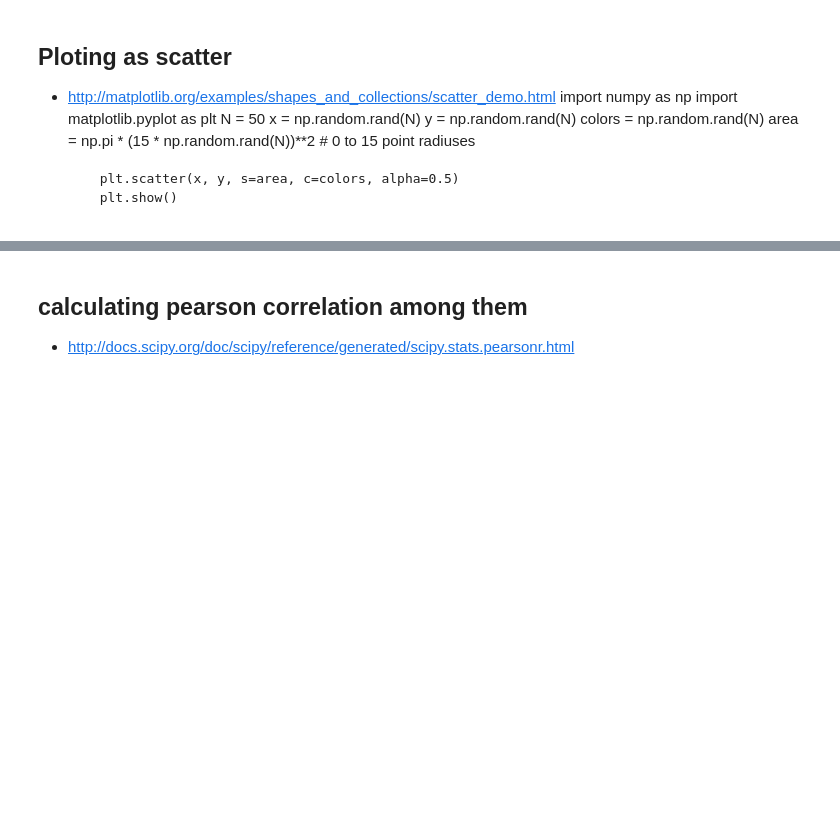
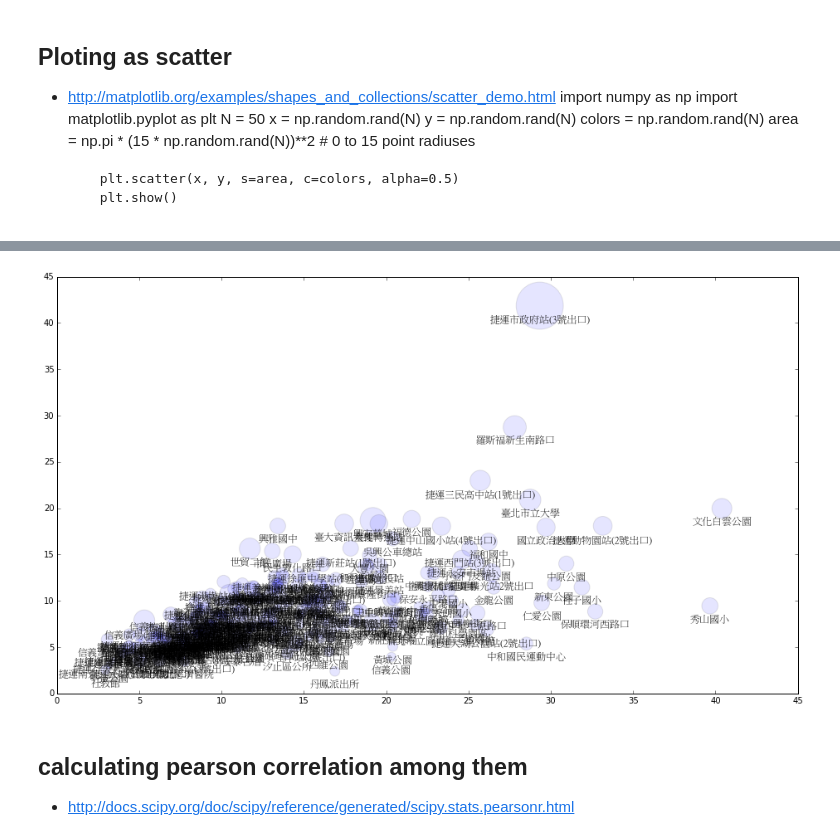
Before and after one commit to p4css/pss2015, a Jupyter notebook: ipynb/rundown_0326.ipynb, the cells around one changed output, grey strips where cells are left out. Drawn from its saved outputs; the diff is of its cells as text; code cells hidden in the pictures; blank space fills up the shorter version.

```diff
--- a/ipynb/rundown_0326.ipynb
+++ b/ipynb/rundown_0326.ipynb
@@ -371,3 +347,22 @@ plt.close()
+# %%
+from matplotlib.font_manager import FontProperties
+# font = FontProperties(fname=r"/library/Fonts/Microsoft/PMingLiU.ttf", size=12)
+font = FontProperties(fname=r"data/PMingLiU.ttf", size=12)
+fig = plt.figure(1,figsize=(16, 9) ,  facecolor='w')
+plt.scatter(meanlist, stdlist, s=totlist, c='blue', alpha=0.1)
+for x, y, l in zip(meanlist, stdlist, labels):
+    plt.annotate(
+        l,
+        xy=(x, y),
+        xytext=(0, -10),
+        textcoords='offset points',
+        ha='center',
+        va='top',
+        fontproperties=font)
+plt.show()
+plt.close()
+# %% [output]
+[figure, added]
 # %% [markdown]
 ## calculating pearson correlation among them
 * http://docs.scipy.org/doc/scipy/reference/generated/scipy.stats.pearsonr.html
```
Also changed, not shown: parts of 25 cells of this notebook, 17 other files.
